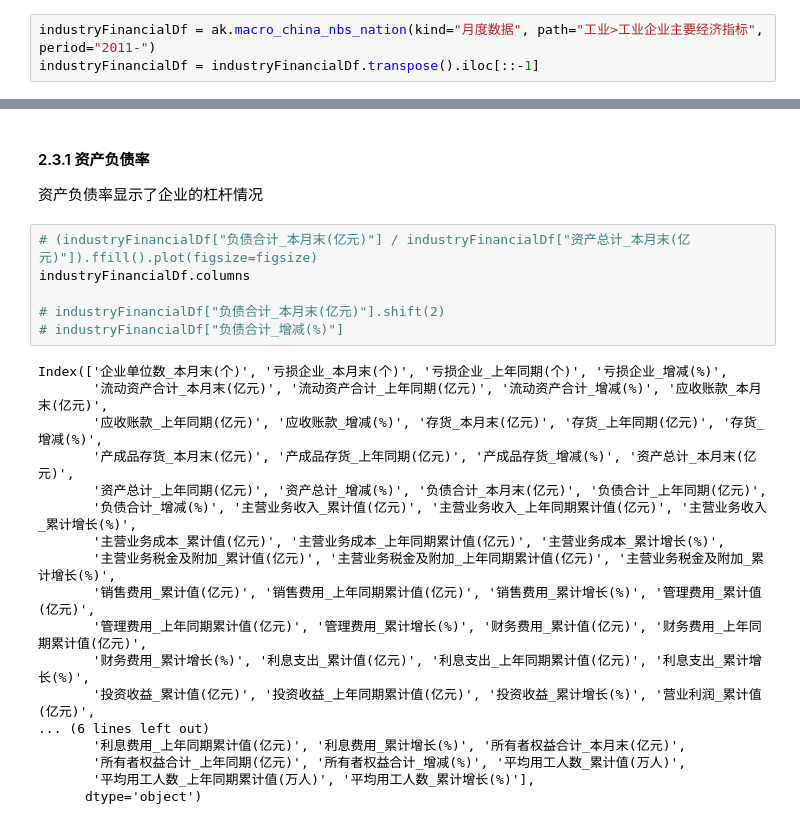
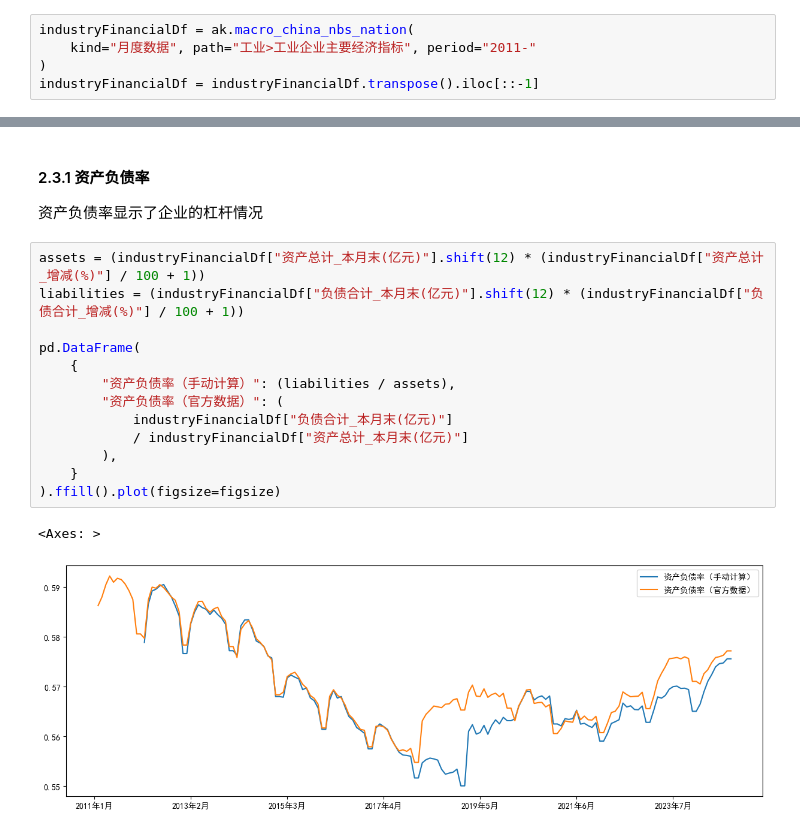
Before and after one commit to kampfer/various-data, a Jupyter notebook: src/researches/jupyter/宏观经济数据分析手册/工业企业财务数据.ipynb, the cells around one changed output, grey strips where cells are left out. Cells and saved outputs as stored; diff of their text form.

```diff
--- a/src/researches/jupyter/宏观经济数据分析手册/工业企业财务数据.ipynb
+++ b/src/researches/jupyter/宏观经济数据分析手册/工业企业财务数据.ipynb
@@ -47,7 +47,9 @@ plt.rcParams["axes.unicode_minus"] = False  # 解决负号显示问题
 
 figsize = (15,5)
 # %%
-industryFinancialDf = ak.macro_china_nbs_nation(kind="月度数据", path="工业>工业企业主要经济指标", period="2011-")
+industryFinancialDf = ak.macro_china_nbs_nation(
+    kind="月度数据", path="工业>工业企业主要经济指标", period="2011-"
+)
 industryFinancialDf = industryFinancialDf.transpose().iloc[::-1]
 # %%
 ppiDf = ak.macro_china_nbs_nation(
@@ -235,27 +306,19 @@ plt.axhline(0, color='k', linestyle='-', linewidth=1)
 #### 2.3.1 资产负债率
 
 资产负债率显示了企业的杠杆情况
-# %%
-# (industryFinancialDf["负债合计_本月末(亿元)"] / industryFinancialDf["资产总计_本月末(亿元)"]).ffill().plot(figsize=figsize)
-industryFinancialDf.columns
-
-# industryFinancialDf["负债合计_本月末(亿元)"].shift(2)
-# industryFinancialDf["负债合计_增减(%)"]
-# %% [output]
-Index(['企业单位数_本月末(个)', '亏损企业_本月末(个)', '亏损企业_上年同期(个)', '亏损企业_增减(%)',
-       '流动资产合计_本月末(亿元)', '流动资产合计_上年同期(亿元)', '流动资产合计_增减(%)', '应收账款_本月末(亿元)',
-       '应收账款_上年同期(亿元)', '应收账款_增减(%)', '存货_本月末(亿元)', '存货_上年同期(亿元)', '存货_增减(%)',
-       '产成品存货_本月末(亿元)', '产成品存货_上年同期(亿元)', '产成品存货_增减(%)', '资产总计_本月末(亿元)',
-       '资产总计_上年同期(亿元)', '资产总计_增减(%)', '负债合计_本月末(亿元)', '负债合计_上年同期(亿元)',
-       '负债合计_增减(%)', '主营业务收入_累计值(亿元)', '主营业务收入_上年同期累计值(亿元)', '主营业务收入_累计增长(%)',
-       '主营业务成本_累计值(亿元)', '主营业务成本_上年同期累计值(亿元)', '主营业务成本_累计增长(%)',
-       '主营业务税金及附加_累计值(亿元)', '主营业务税金及附加_上年同期累计值(亿元)', '主营业务税金及附加_累计增长(%)',
-       '销售费用_累计值(亿元)', '销售费用_上年同期累计值(亿元)', '销售费用_累计增长(%)', '管理费用_累计值(亿元)',
-       '管理费用_上年同期累计值(亿元)', '管理费用_累计增长(%)', '财务费用_累计值(亿元)', '财务费用_上年同期累计值(亿元)',
-       '财务费用_累计增长(%)', '利息支出_累计值(亿元)', '利息支出_上年同期累计值(亿元)', '利息支出_累计增长(%)',
-       '投资收益_累计值(亿元)', '投资收益_上年同期累计值(亿元)', '投资收益_累计增长(%)', '营业利润_累计值(亿元)',
-... (6 lines left out)
-       '利息费用_上年同期累计值(亿元)', '利息费用_累计增长(%)', '所有者权益合计_本月末(亿元)',
-       '所有者权益合计_上年同期(亿元)', '所有者权益合计_增减(%)', '平均用工人数_累计值(万人)',
-       '平均用工人数_上年同期累计值(万人)', '平均用工人数_累计增长(%)'],
-      dtype='object')
+# %%
+assets = (industryFinancialDf["资产总计_本月末(亿元)"].shift(12) * (industryFinancialDf["资产总计_增减(%)"] / 100 + 1))
+liabilities = (industryFinancialDf["负债合计_本月末(亿元)"].shift(12) * (industryFinancialDf["负债合计_增减(%)"] / 100 + 1))
+
+pd.DataFrame(
+    {
+        "资产负债率（手动计算）": (liabilities / assets),
+        "资产负债率（官方数据）": (
+            industryFinancialDf["负债合计_本月末(亿元)"]
+            / industryFinancialDf["资产总计_本月末(亿元)"]
+        ),
+    }
+).ffill().plot(figsize=figsize)
+# %% [output]
+<Axes: >
+[figure, added]
```
Also changed, not shown: parts of 6 cells of this notebook.
